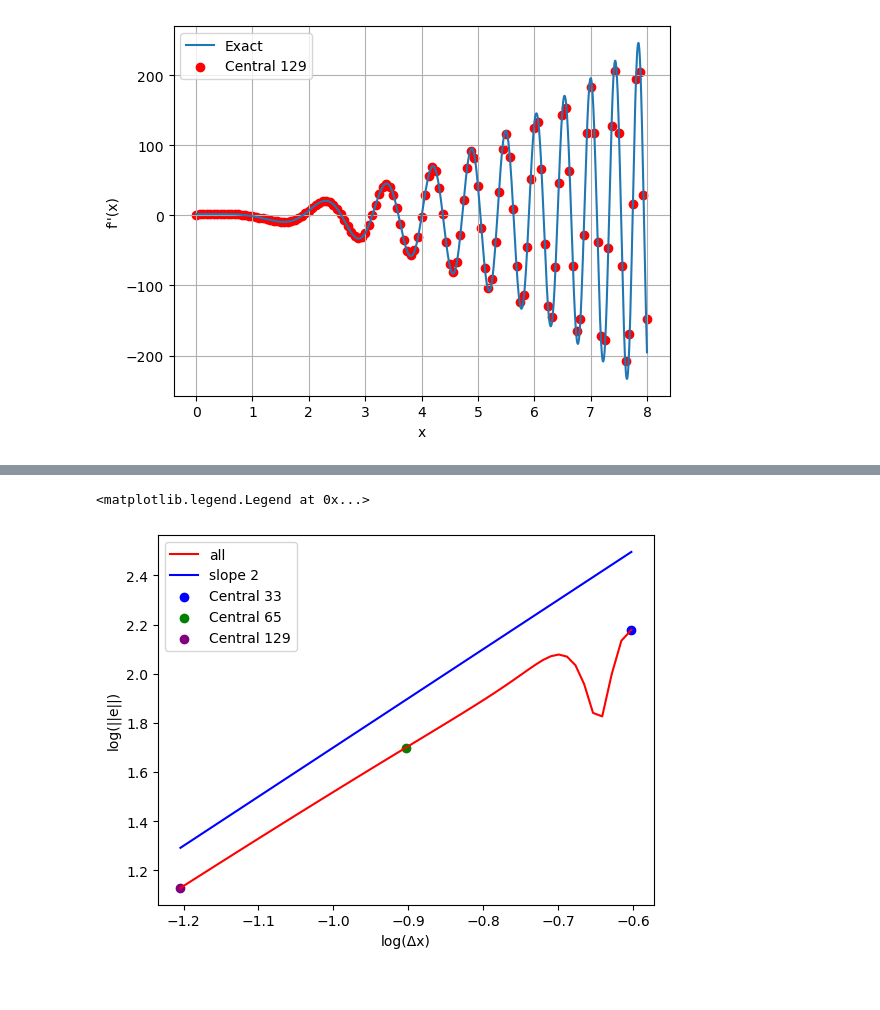
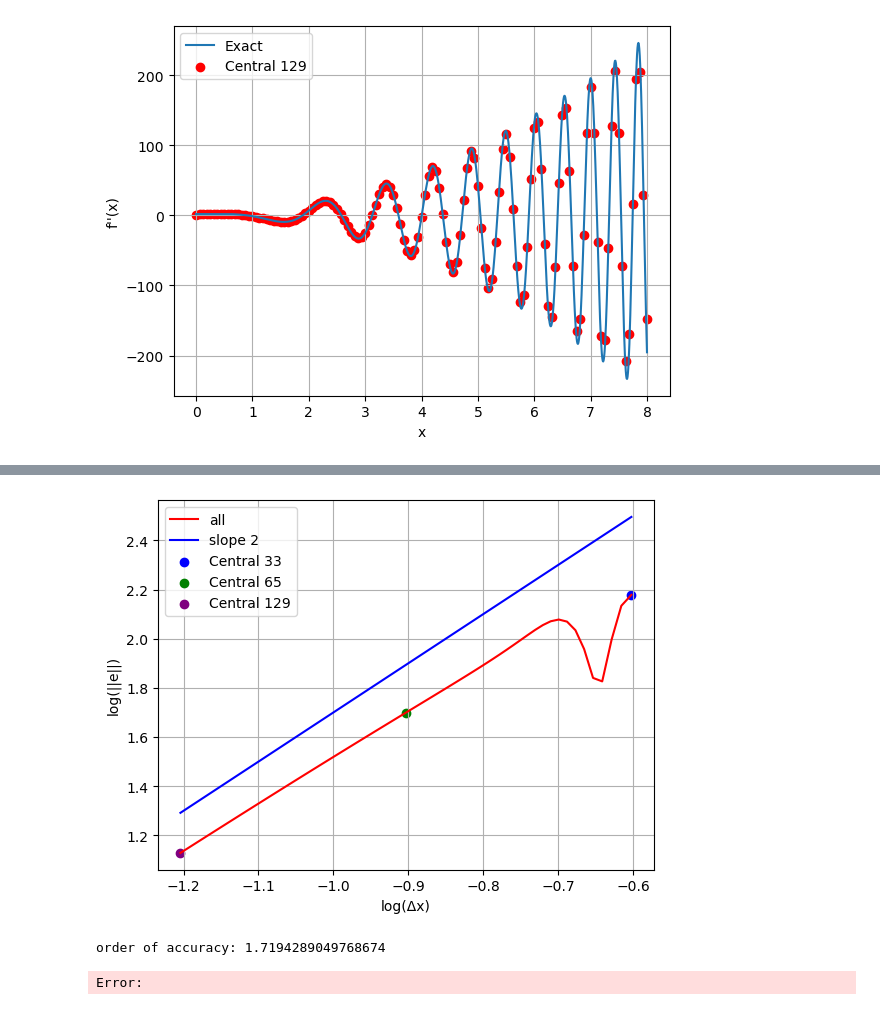
Before and after one commit to bonjovij/CSE--, a Jupyter notebook: Week 2/과제2.ipynb, the cells around one changed output, grey strips where cells are left out. Drawn from its saved outputs; the diff is of its cells as text; code cells hidden in the pictures.

```diff
--- a/Week 2/과제2.ipynb
+++ b/Week 2/과제2.ipynb
@@ -112,16 +112,3 @@ plt.ylabel('f\'\'(x)')
 plt.grid()
 # %% [output]
 [figure]
-# %%
-error_list = []
-h_list = []
-for a in range(33, 130):
-    x_mid = np.linspace(0, 8, a)
-    h_mid = x_mid[1] - x_mid[0]
-    f2_central_mid = (f(x_mid[2:])+f(x_mid[:-2])-2*f(x_mid[1:-1])) / (h_mid**2)
-    error_mid = (np.sum((f2_central_mid - f2(x_mid)[1:-1])**2)*h_mid)**0.5
-    error_list.append(error_mid)
-    h_list.append(x_mid[1] - x_mid[0])
-
-plt.plot(np.log10(h_list), np.log10(error_list), label='all', color='red')
-plt.plot(np.log10(h_list), 2*np.log10(h_list)+3.7, label='slope 2', color='blue')
@@ -131,27 +115,34 @@ plt.plot(np.log10(h_list), 2*np.log10(h_list)+3.7, label='slope 2', color='blue'
 # %%
 error_33 = (np.sum((f2_central_33[1:-1] - f2(x)[1:-1])**2)*h)**0.5
 error_65 = (np.sum((f2_central_65[1:-1] - f2(x_65)[1:-1])**2)*h_65)**0.5
 error_129 = (np.sum((f2_central_129[1:-1] - f2(x_129)[1:-1])**2)*h_129)**0.5
 
 error_list = []
 h_list = []
 for a in range(33, 130):
     x_mid = np.linspace(0, 8, a)
     h_mid = x_mid[1] - x_mid[0]
     f2_central_mid = (f(x_mid[2:])+f(x_mid[:-2])-2*f(x_mid[1:-1])) / (h_mid**2)
     error_mid = (np.sum((f2_central_mid - f2(x_mid)[1:-1])**2)*h_mid)**0.5
     error_list.append(error_mid)
     h_list.append(x_mid[1] - x_mid[0])
 
 plt.plot(np.log10(h_list), np.log10(error_list), label='all', color='red')
 plt.plot(np.log10(h_list), 2*np.log10(h_list)+3.7, label='slope 2', color='blue')
 
 plt.scatter(np.log10(h), np.log10(error_33), label='Central 33', color='blue')
 plt.scatter(np.log10(h_65), np.log10(error_65), label='Central 65', color='green')
 plt.scatter(np.log10(h_129), np.log10(error_129), label='Central 129', color='purple')
 plt.xlabel('log(Δx)')
 plt.ylabel('log(||e||)')
 plt.legend()
+plt.grid()
 # %% [output]
-<matplotlib.legend.Legend at 0x...>
-[figure, old version]
+[figure, new version]
+# %%
+from scipy.stats import linregress
+
+print(f'order of accuracy: {linregress(np.log10(h_list), np.log10(error_list)).slope}')
+# %% [output]
+order of accuracy: 1.7194289049768674
+Error:
```
Also changed, not shown: parts of 1 cell of this notebook, 1 other file.
